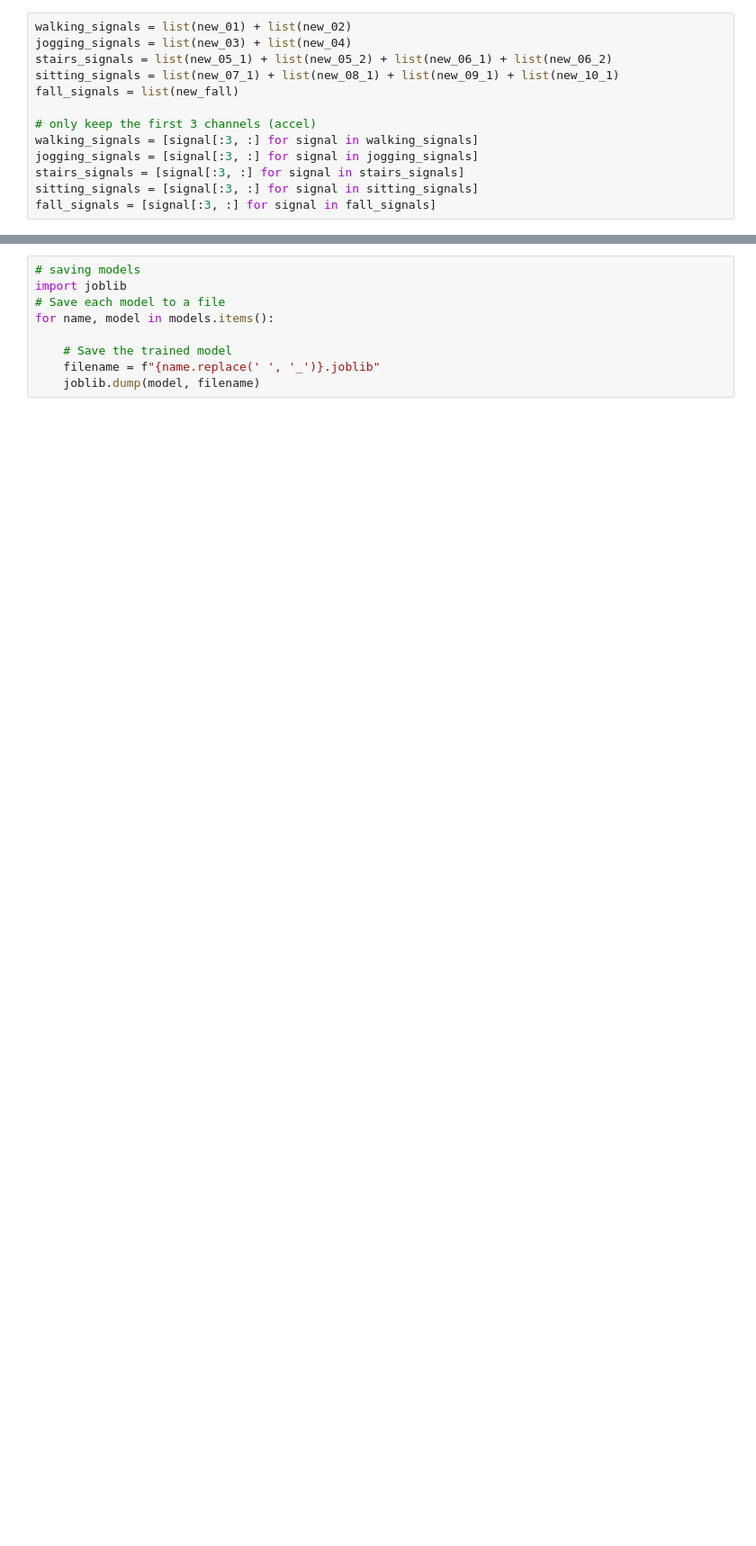
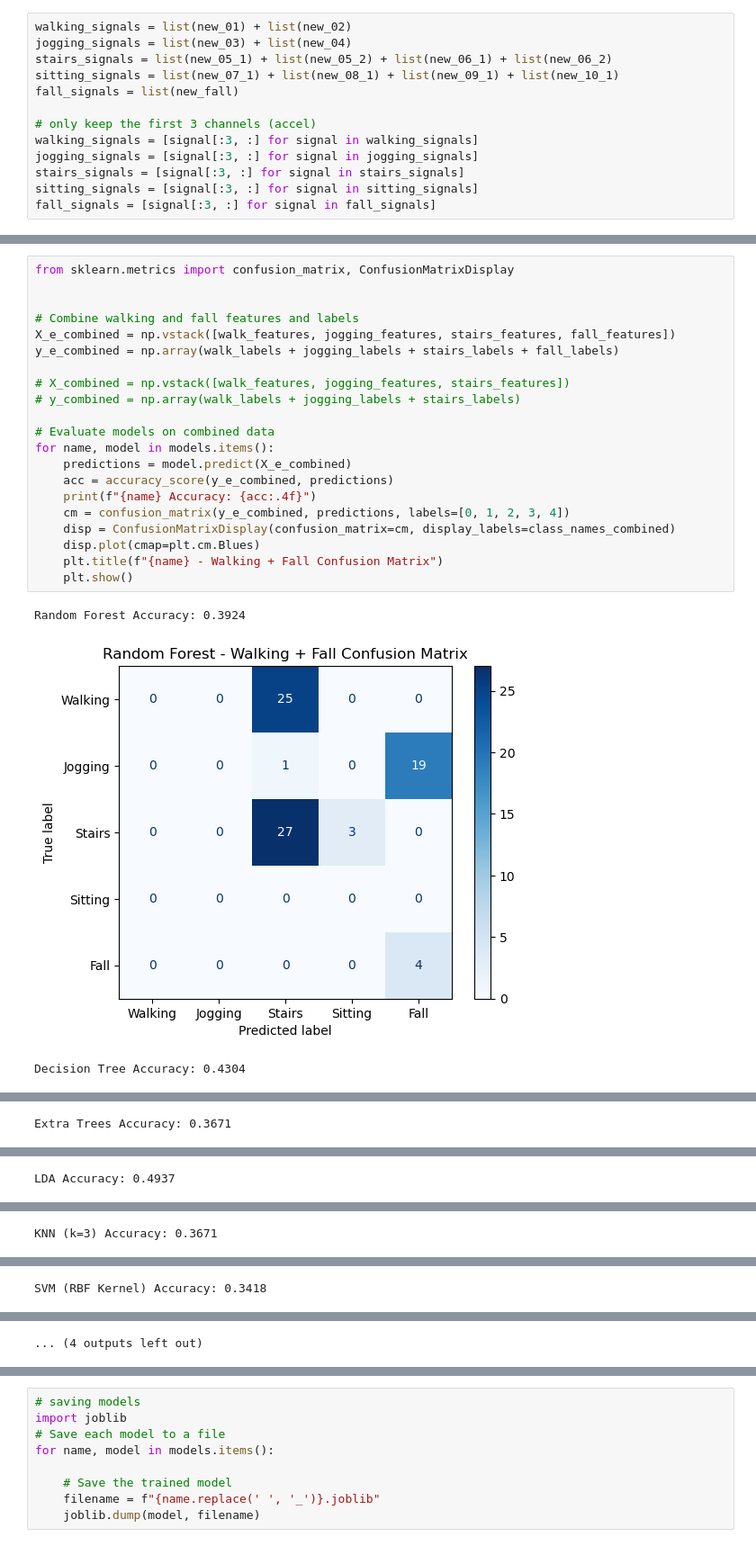
Before and after one commit to AliShrz/earpiece-fall-detection, a Jupyter notebook: trimmed_dataset.ipynb, the cells around one changed output, grey strips where cells are left out. Shown at 90% size. Cells and saved outputs as stored; diff of their text form; blank space fills up the shorter version.

```diff
--- a/trimmed_dataset.ipynb
+++ b/trimmed_dataset.ipynb
@@ -677,0 +689,25 @@ Max length: 800
+# %%
+from sklearn.metrics import confusion_matrix, ConfusionMatrixDisplay
+
+
+# Combine walking and fall features and labels
+X_e_combined = np.vstack([walk_features, jogging_features, stairs_features, fall_features])
+y_e_combined = np.array(walk_labels + jogging_labels + stairs_labels + fall_labels)
+
+# X_combined = np.vstack([walk_features, jogging_features, stairs_features])
+# y_combined = np.array(walk_labels + jogging_labels + stairs_labels)
+
+# Evaluate models on combined data
+for name, model in models.items():
+    predictions = model.predict(X_e_combined)
+    acc = accuracy_score(y_e_combined, predictions)
+    print(f"{name} Accuracy: {acc:.4f}")
+    cm = confusion_matrix(y_e_combined, predictions, labels=[0, 1, 2, 3, 4])
+    disp = ConfusionMatrixDisplay(confusion_matrix=cm, display_labels=class_names_combined)
+    disp.plot(cmap=plt.cm.Blues)
+    plt.title(f"{name} - Walking + Fall Confusion Matrix")
+    plt.show()
+# %% [output]
+Random Forest Accuracy: 0.3924
+[figure, added]
+Decision Tree Accuracy: 0.4304
@@ -677,0 +715 @@ Max length: 800
+Extra Trees Accuracy: 0.3671
@@ -677,0 +717 @@ Max length: 800
+LDA Accuracy: 0.4937
@@ -677,0 +719 @@ Max length: 800
+KNN (k=3) Accuracy: 0.3671
@@ -677,0 +721 @@ Max length: 800
+SVM (RBF Kernel) Accuracy: 0.3418
@@ -677,0 +723 @@ Max length: 800
+... (4 outputs left out)
```
Also changed, not shown: parts of 24 cells of this notebook, 17 other files.
